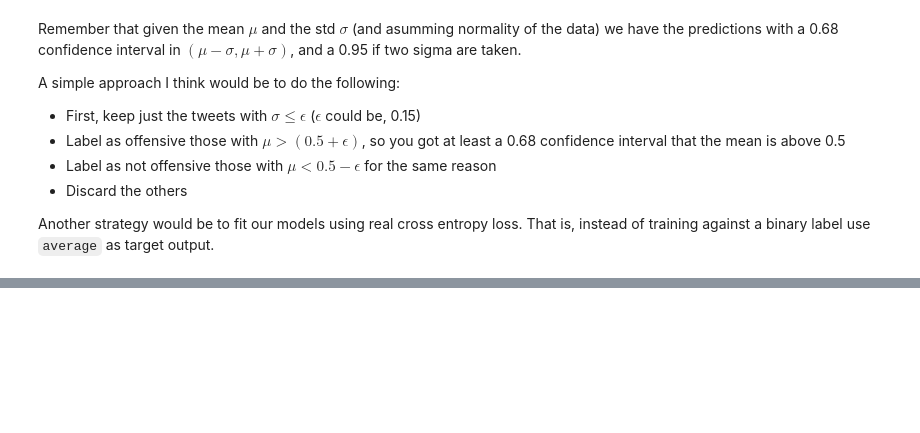
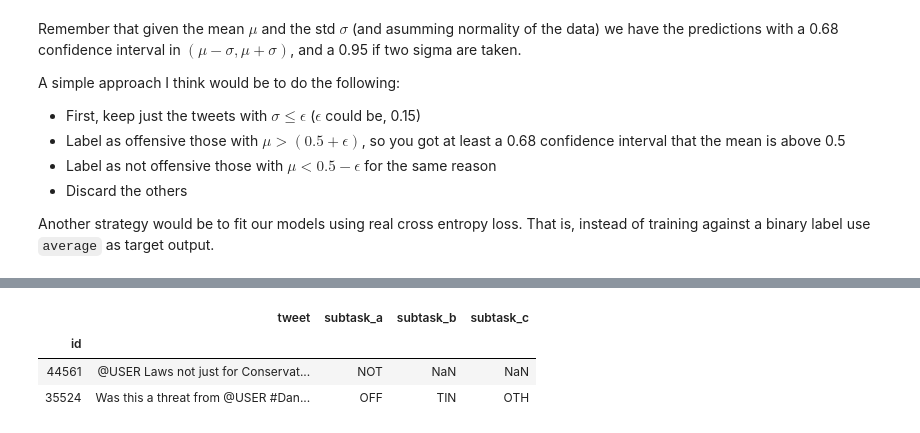
Before and after one commit to finiteautomata/offenseval2020, a Jupyter notebook: notebooks/Exploratory Analysis.ipynb, the cells around one changed output, grey strips where cells are left out. Saved outputs shown, nothing was run; the diff lists cells and outputs as text; code cells hidden in the pictures; blank space fills up the shorter version.

```diff
--- a/notebooks/Exploratory Analysis.ipynb
+++ b/notebooks/Exploratory Analysis.ipynb
@@ -66,0 +107,9 @@ Another strategy would be to fit our models using real cross entropy loss. That
+# %%
+df_olid = pd.read_table("../data/olid/olid-training-v1.0.tsv", index_col=0)
+
+df_olid.sample(2)
+# %% [output]
+|  | tweet | subtask_a | subtask_b | subtask_c |
+| id |  |  |  |  |
+| 44561 | @USER Laws not just for Conservat... | NOT | NaN | NaN |
+| 35524 | Was this a threat from @USER #Dan... | OFF | TIN | OTH |
```
Also changed, not shown: parts of 13 cells of this notebook.
